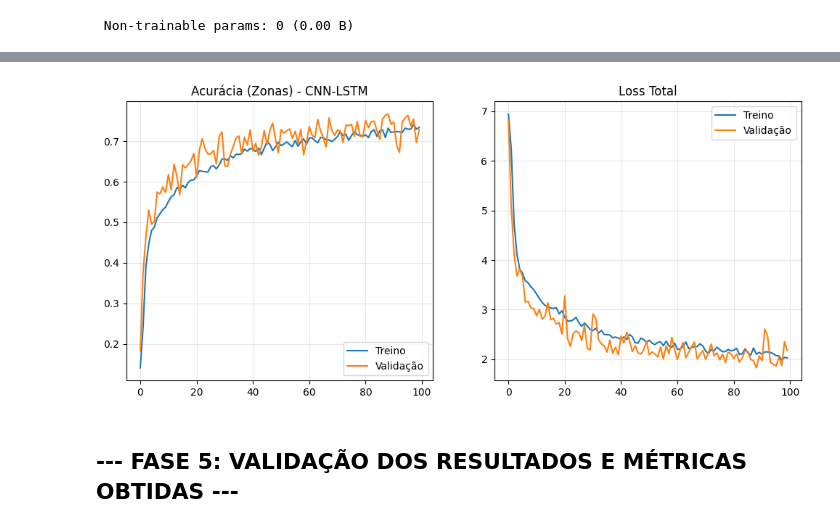
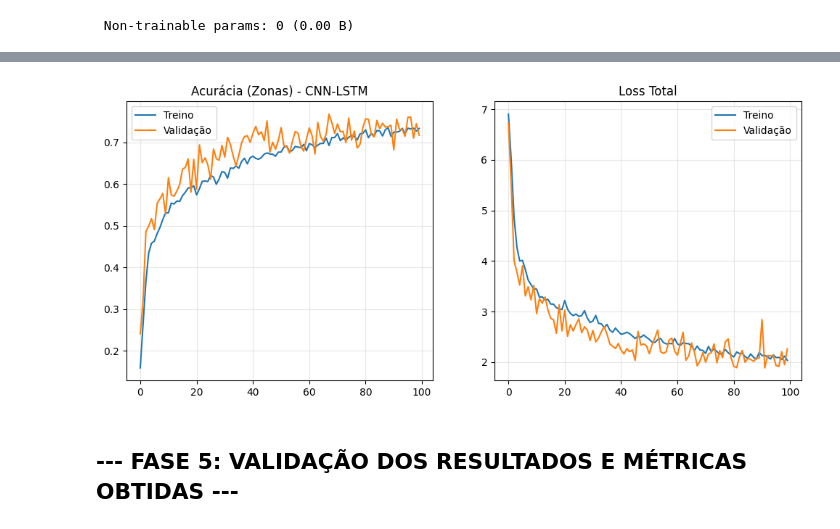
Before and after one commit to anacporto/tcc_mba_dsa, a Jupyter notebook: TCC_DSA_v1.0.ipynb, the cells around one changed output, grey strips where cells are left out. Drawn from its saved outputs; the diff is of its cells as text; code cells hidden in the pictures.

```diff
--- a/TCC_DSA_v1.0.ipynb
+++ b/TCC_DSA_v1.0.ipynb
@@ -382,9 +418,9 @@ print("Iniciando treinamento da Rede Híbrida...")
 history_hybrid = model_hybrid.fit(
     x=X_train,
     y={'Output_Localizacao': y_loc_train, 'Output_Magnitude': y_mag_train},
-    validation_data=(X_test, {'Output_Localizacao': y_loc_test, 'Output_Magnitude': y_mag_test}),
+    validation_split=0.2, # O Keras separa 20% do X_train para validar
     epochs=100,
-    batch_size=256 if gpu_info else 64, #256 / 64
+    batch_size=256 if gpu_info else 64,
     verbose=1
 )
 
@@ -429,5 +465,5 @@ Epoch 100/100
 Treinamento Concluído!
-[figure, old version]
+[figure, new version]
 # %% [markdown]
 
 ## --- FASE 5: VALIDAÇÃO DOS RESULTADOS E MÉTRICAS OBTIDAS ---
```
Also changed, not shown: parts of 8 cells of this notebook, 1 other file.
